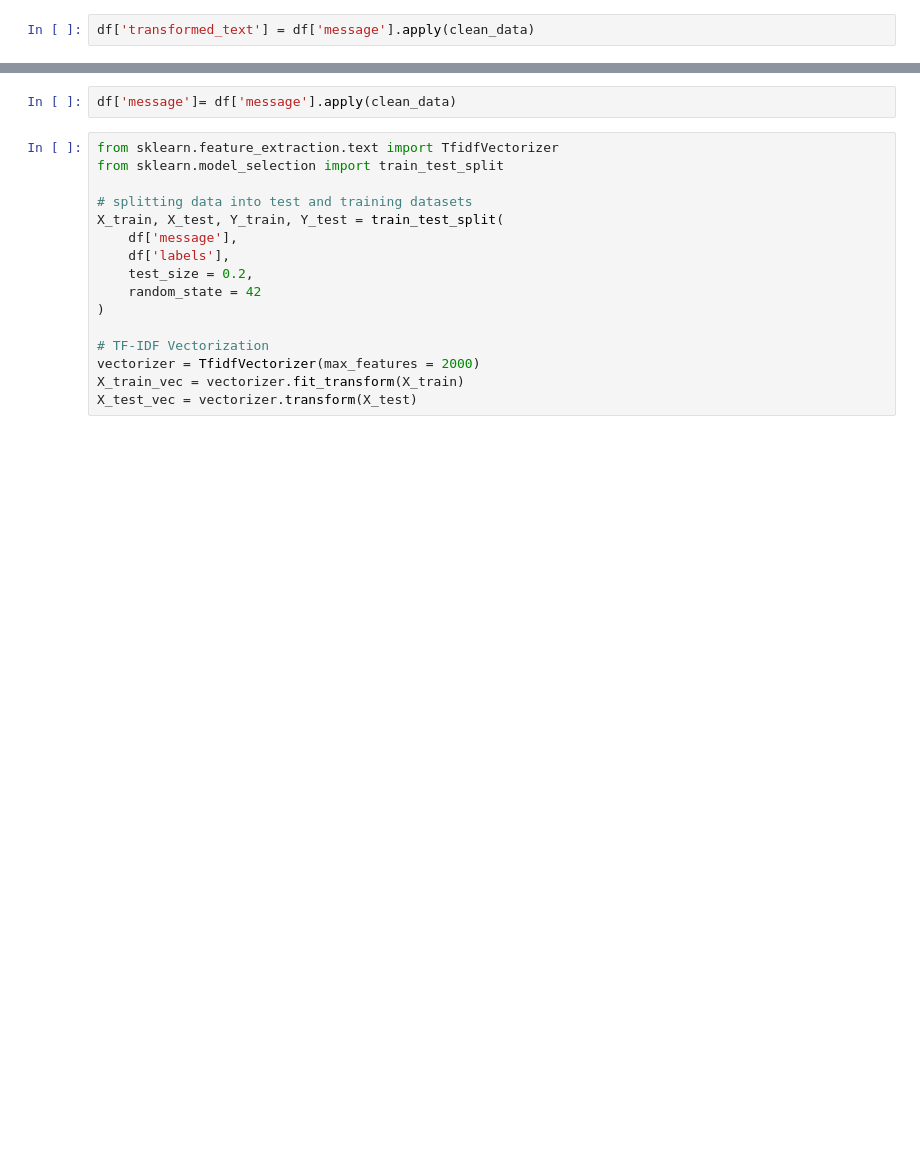
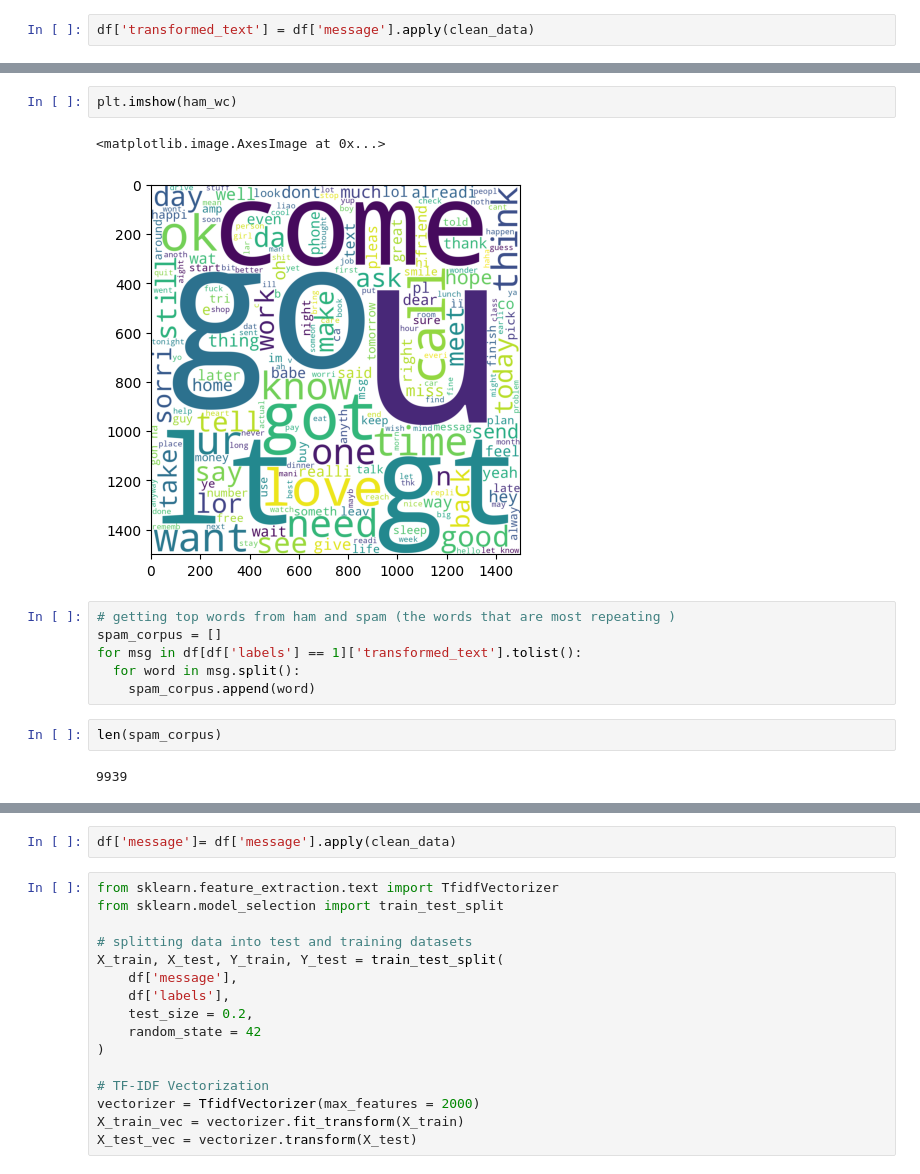
Before and after one commit to hhustlerr/spam_detection, a Jupyter notebook: spam SMS detection.ipynb, the cells around one changed output, grey strips where cells are left out. Saved outputs shown, nothing was run; the diff lists cells and outputs as text; blank space fills up the shorter version.

```diff
--- a/spam SMS detection.ipynb
+++ b/spam SMS detection.ipynb
@@ -191,0 +202,15 @@ from word_cloud
+# %%
+plt.imshow(ham_wc)
+# %% [output]
+<matplotlib.image.AxesImage at 0x...>
+[figure, added]
+# %%
+# getting top words from ham and spam (the words that are most repeating )
+spam_corpus = []
+for msg in df[df['labels'] == 1]['transformed_text'].tolist():
+  for word in msg.split():
+    spam_corpus.append(word)
+# %%
+len(spam_corpus)
+# %% [output]
+9939
```
Also changed, not shown: parts of 12 cells of this notebook.
